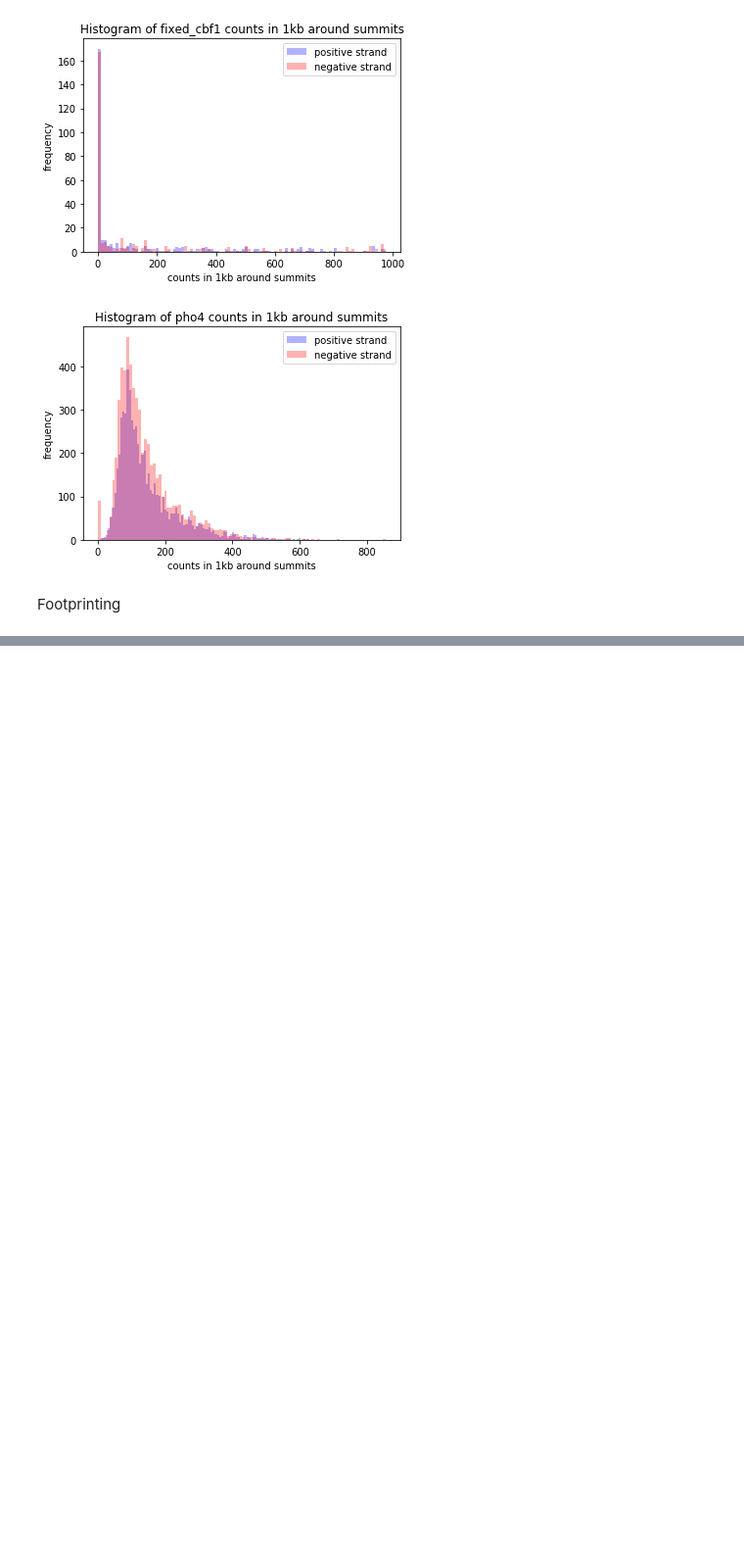
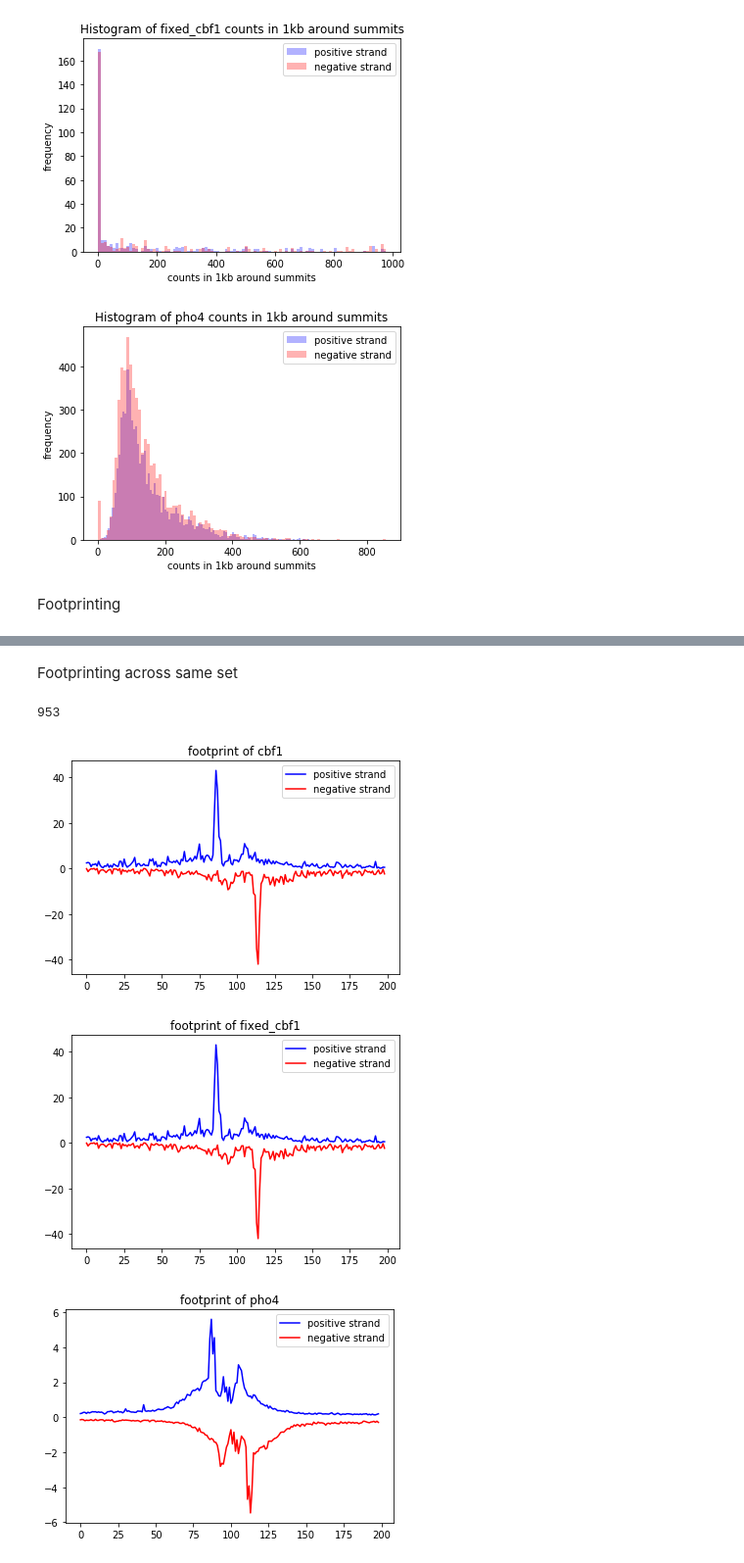
Before and after one commit to kundajelab/pho4, a Jupyter notebook: plotCountDistribAndFootprint.ipynb, the cells around one changed output, grey strips where cells are left out. Shown at 98% size. Drawn from its saved outputs; the diff is of its cells as text; code cells hidden in the pictures; blank space fills up the shorter version.

```diff
--- a/plotCountDistribAndFootprint.ipynb
+++ b/plotCountDistribAndFootprint.ipynb
@@ -154,0 +176,2 @@ for key in tfToBed.keys():
+# %% [markdown]
+Footprinting across same set
@@ -154,0 +191,6 @@ for key in tfToBed.keys():
+# %%
+from pyfaidx import Fasta
+genome_object = Fasta("sacCer3.genome.fa")
+
+chrom_sizes = readChromSizes("sacCer3.chrom.sizes")
+chrom_sizes.sort(key=customChromSizeSort)
@@ -154,0 +213,47 @@ for key in tfToBed.keys():
+# %%
+# do the ranges
+region_size = 200
+motif_length = 6
+
+range_dict = {}
+ranges = []
+for idx in range(len(pho4_motif_list)):
+    chrom_number = pho4_motif_list[idx][0]
+    start = pho4_motif_list[idx][1]-int((region_size/2 - motif_length/2))
+    end = pho4_motif_list[idx][1]+int((region_size/2 + motif_length/2-1))
+    ranges.append((chrom_number,start,end))
+    for num in range(start,end):
+        range_dict[chrom_number+str(num)]=0
+# %%
+posFootprint = {}
+negFootprint = {}
+for key in tfToBed.keys():
+    posFootprint[key] = np.zeros((region_size-1,))
+    negFootprint[key] = np.zeros((region_size-1,))
+    for chrm, start, end in ranges:
+        posvals = np.array(tfToBigWigs[key][0].values(chrm, start, end))
+        where_are_NaNs = np.isnan(posvals)
+        posvals[where_are_NaNs] = 0.0
+        posFootprint[key] += posvals
+        negvals = np.array(tfToBigWigs[key][1].values(chrm, start, end))
+        where_are_NaNs = np.isnan(negvals)
+        negvals[where_are_NaNs] = 0.0
+        negFootprint[key] += negvals
+    posFootprint[key] = posFootprint[key]/float(len(ranges))
+    negFootprint[key] = negFootprint[key]/float(len(ranges))
+# %%
+len(ranges)
+# %% [output]
+953
+# %%
+for key in tfToBed.keys():
+    t = range(region_size-1)
+    plt.plot(t, posFootprint[key], 'b', label='positive strand')
+    plt.plot(t, negFootprint[key], 'r', label='negative strand')
+    plt.title(r'footprint of '+key)
+    plt.legend(loc='upper right')
+    plt.show()
+# %% [output]
+[figure, added]
+[figure, added]
+[figure, added]
```
Also changed, not shown: parts of 9 cells of this notebook.
